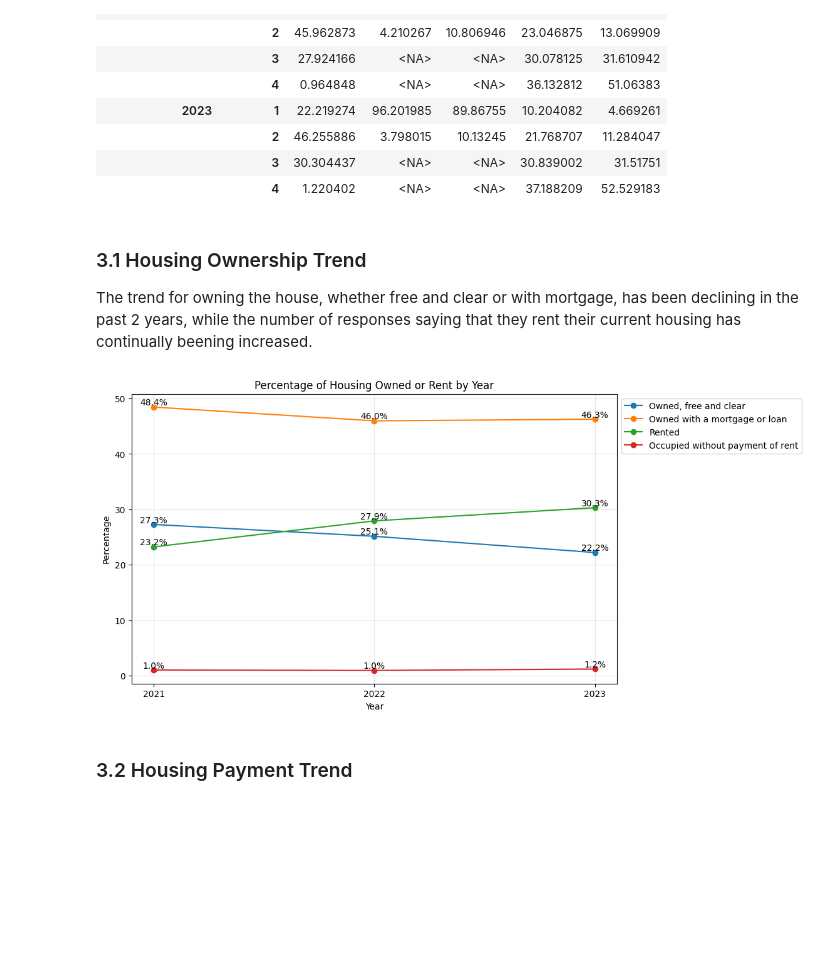
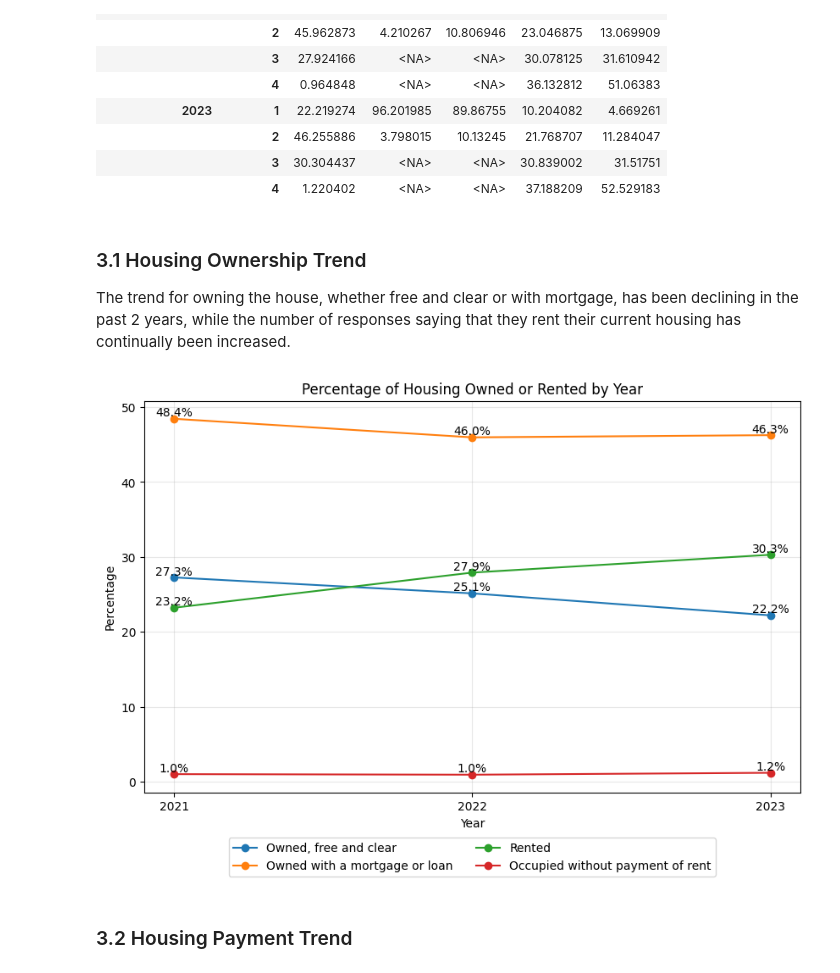
Before and after one commit to BU-Spark/ds-bcc-tania-fernandes-d7, a Jupyter notebook: fa24-team-b/housing/notebooks/pulse-survey.ipynb, the cells around one changed output. Drawn from its saved outputs; the diff is of its cells as text; code cells hidden in the pictures; blank space fills up the shorter version.

```diff
--- a/fa24-team-b/housing/notebooks/pulse-survey.ipynb
+++ b/fa24-team-b/housing/notebooks/pulse-survey.ipynb
@@ -478,32 +482,34 @@ percentage_by_year_df
 |  | 4 | 1.220402 | <NA> | <NA> | 37.188209 | 52.529183 |
 # %% [markdown]
 ### 3.1 Housing Ownership Trend
-The trend for owning the house, whether free and clear or with mortgage, has been declining in the past 2 years, while the number of responses saying that they rent their current housing has continually beening increased.
+The trend for owning the house, whether free and clear or with mortgage, has been declining in the past 2 years, while the number of responses saying that they rent their current housing has continually been increased.
 # %%
 tenure_percentage_df = percentage_by_year_df[["TENURE"]].unstack(level='ANSWER')
 tenure_percentage_df.columns = tenure_percentage_df.columns.droplevel(0)
 tenure_labels = {1: "Owned, free and clear", 2: "Owned with a mortgage or loan", 3: "Rented", 4: "Occupied without payment of rent"}
 tenure_percentage_df.columns = [tenure_labels[label] for label in tenure_percentage_df.columns]
 
 fig, ax = plt.subplots(figsize=(10, 6))
 
 for col in tenure_percentage_df.columns:
     ax.plot(tenure_percentage_df.index, tenure_percentage_df[col], marker='o', label=col)
 
 for year in tenure_percentage_df.index:
     for answer in tenure_percentage_df.columns:
         percentage = tenure_percentage_df.loc[year, answer]
         ax.text(year, percentage, f"{percentage:.1f}%", ha="center", va="bottom")
 
 plt.xlabel('Year')
 plt.ylabel('Percentage')
-plt.title('Percentage of Housing Owned or Rent by Year')
+plt.title('Percentage of Housing Owned or Rented by Year')
 plt.xticks(ticks=tenure_percentage_df.index, labels=tenure_percentage_df.index)
 plt.grid(True, alpha=0.3)
 plt.legend(loc='upper left', bbox_to_anchor=(1, 1))
+plt.legend(loc="upper center", bbox_to_anchor=(0.5, -0.1), ncol=2)
+
 plt.show()
 # %% [output]
-[figure, old version]
+[figure, new version]
 # %% [markdown]
 ### 3.2 Housing Payment Trend
 # %% [markdown]
```
Also changed, not shown: parts of 9 cells of this notebook, 1 other file.
